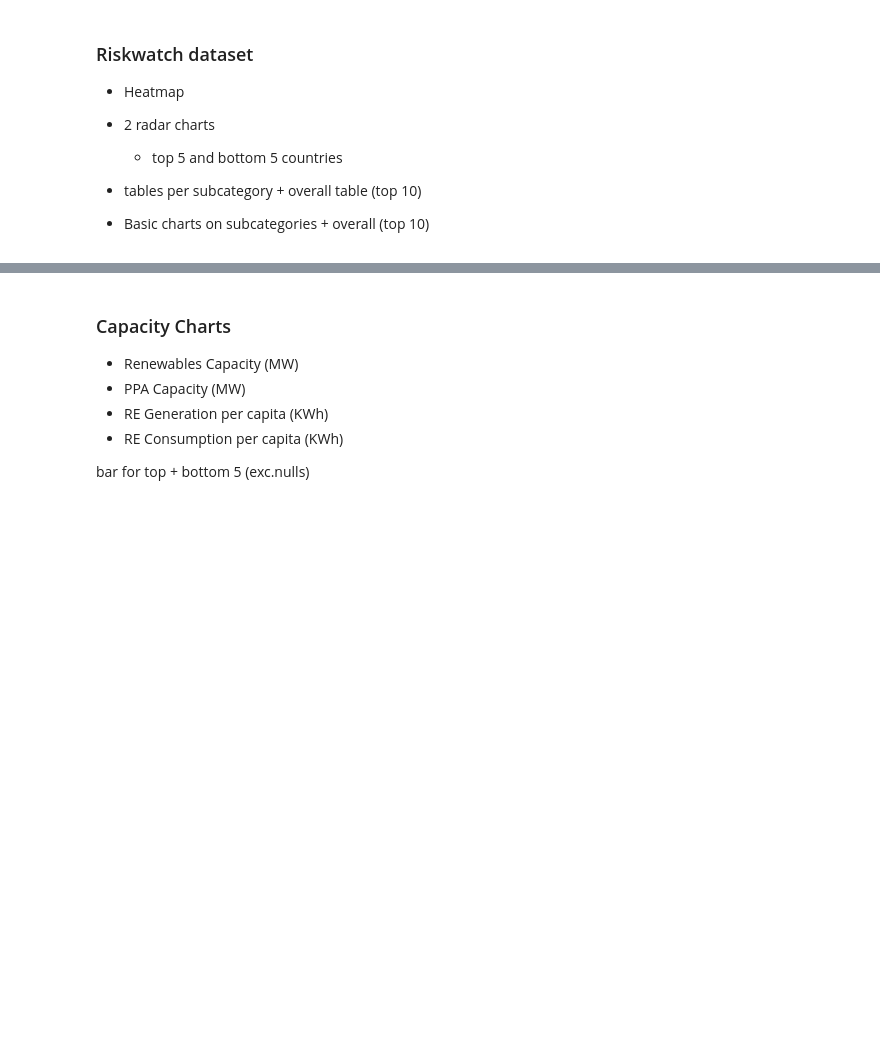
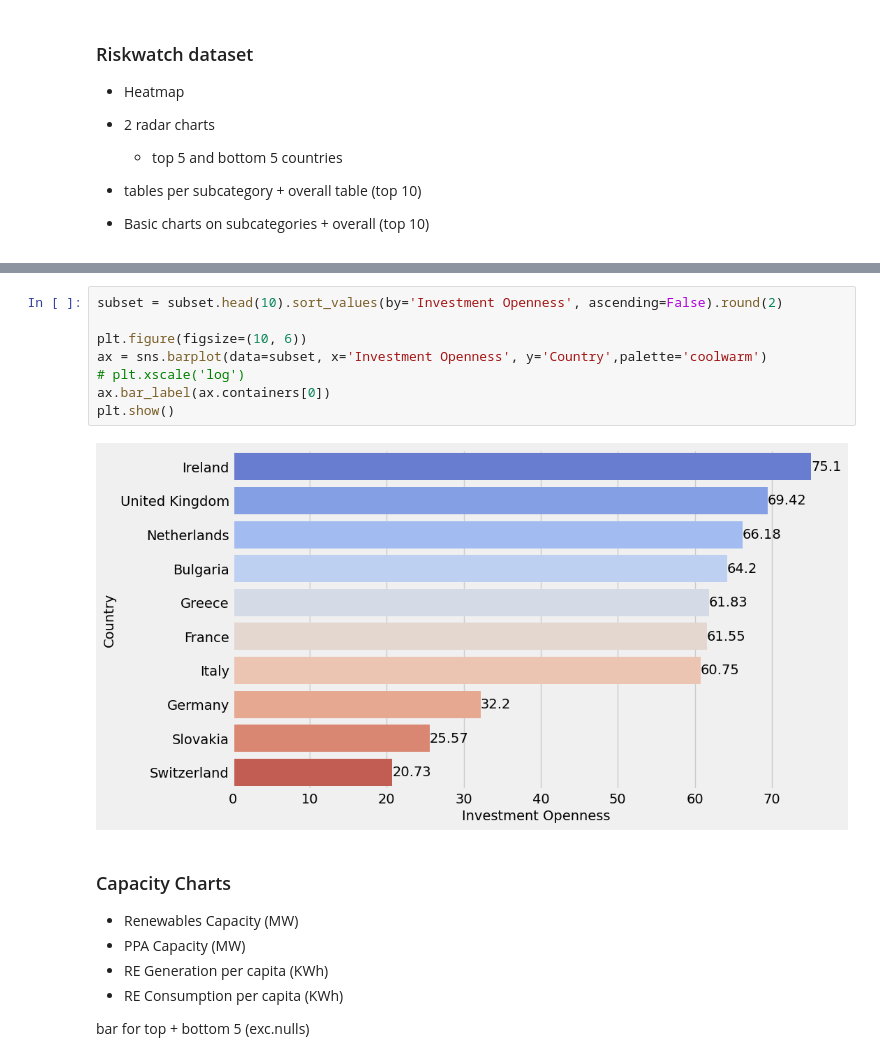
Before and after one commit to inspiratia-am/public_tests, a Jupyter notebook: riskwatch_2023charts.ipynb, the cells around one changed output, grey strips where cells are left out. Cells and saved outputs as stored; diff of their text form; blank space fills up the shorter version.

```diff
--- a/riskwatch_2023charts.ipynb
+++ b/riskwatch_2023charts.ipynb
@@ -63,3 +95,13 @@ df_rw.head()
+# %%
+subset = subset.head(10).sort_values(by='Investment Openness', ascending=False).round(2)
+
+plt.figure(figsize=(10, 6))
+ax = sns.barplot(data=subset, x='Investment Openness', y='Country',palette='coolwarm')
+# plt.xscale('log')
+ax.bar_label(ax.containers[0])
+plt.show()
+# %% [output]
+[figure, added]
 # %% [markdown]
 ### Capacity Charts
 
```
Also changed, not shown: parts of 12 cells of this notebook, 10 other files.
